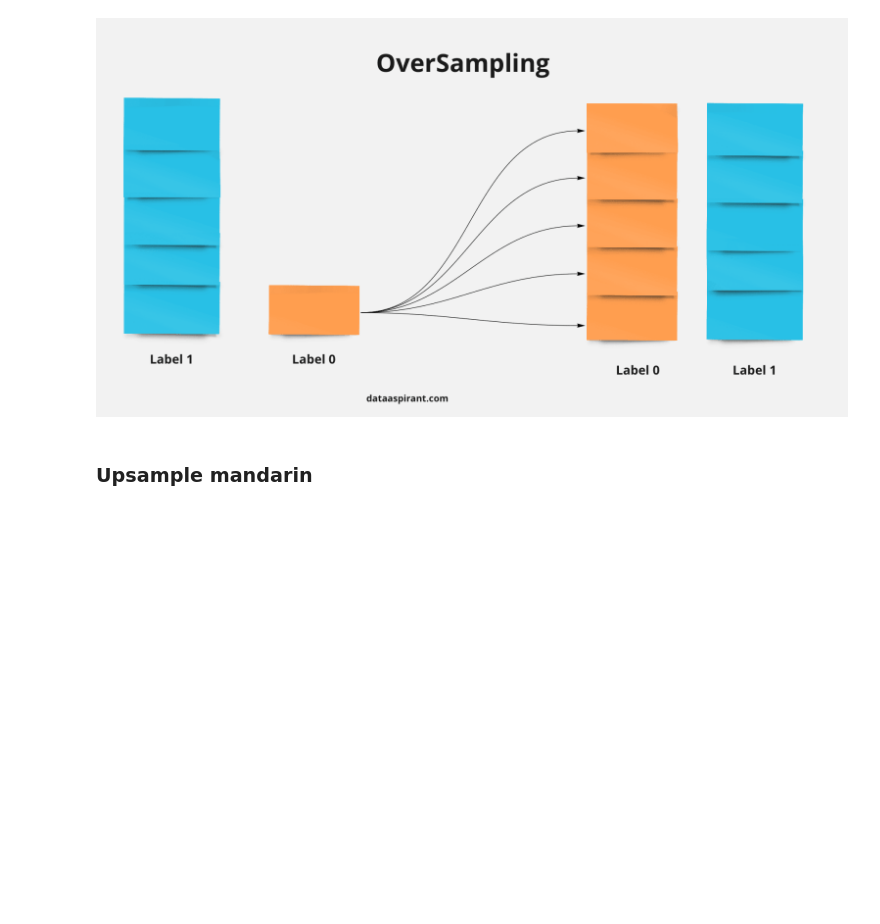
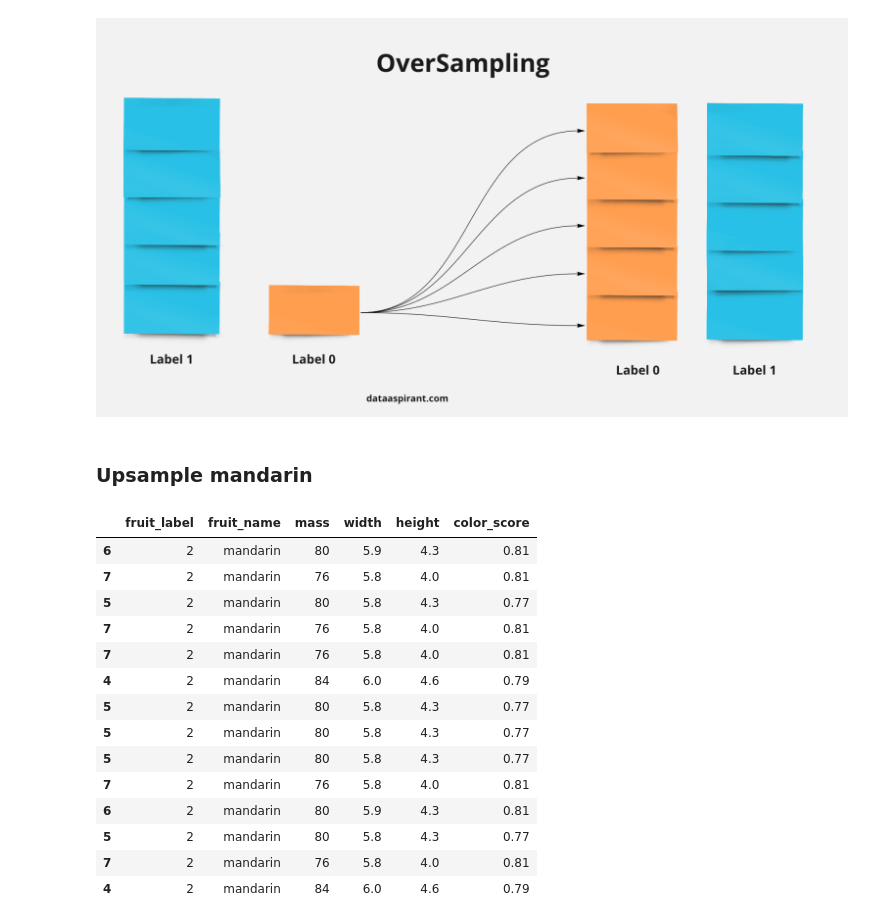
Before and after one commit to RochaErik/X-Overfitting-underfitting, a Jupyter notebook: Overfitting_underfitting.ipynb, the cells around one changed output. Drawn from its saved outputs; the diff is of its cells as text; code cells hidden in the pictures; blank space fills up the shorter version.

```diff
--- a/Overfitting_underfitting.ipynb
+++ b/Overfitting_underfitting.ipynb
@@ -161,0 +175,18 @@ Since our dataset is small and we want to increase it we will use *Upsampling/Ov
+# %%
+mandarin_data_upsample
+# %% [output]
+|  | fruit_label | fruit_name | mass | width | height | color_score |
+| 6 | 2 | mandarin | 80 | 5.9 | 4.3 | 0.81 |
+| 7 | 2 | mandarin | 76 | 5.8 | 4.0 | 0.81 |
+| 5 | 2 | mandarin | 80 | 5.8 | 4.3 | 0.77 |
+| 7 | 2 | mandarin | 76 | 5.8 | 4.0 | 0.81 |
+| 7 | 2 | mandarin | 76 | 5.8 | 4.0 | 0.81 |
+| 4 | 2 | mandarin | 84 | 6.0 | 4.6 | 0.79 |
+| 5 | 2 | mandarin | 80 | 5.8 | 4.3 | 0.77 |
+| 5 | 2 | mandarin | 80 | 5.8 | 4.3 | 0.77 |
+| 5 | 2 | mandarin | 80 | 5.8 | 4.3 | 0.77 |
+| 7 | 2 | mandarin | 76 | 5.8 | 4.0 | 0.81 |
+| 6 | 2 | mandarin | 80 | 5.9 | 4.3 | 0.81 |
+| 5 | 2 | mandarin | 80 | 5.8 | 4.3 | 0.77 |
+| 7 | 2 | mandarin | 76 | 5.8 | 4.0 | 0.81 |
+| 4 | 2 | mandarin | 84 | 6.0 | 4.6 | 0.79 |
```
Also changed, not shown: parts of 3 cells of this notebook.
